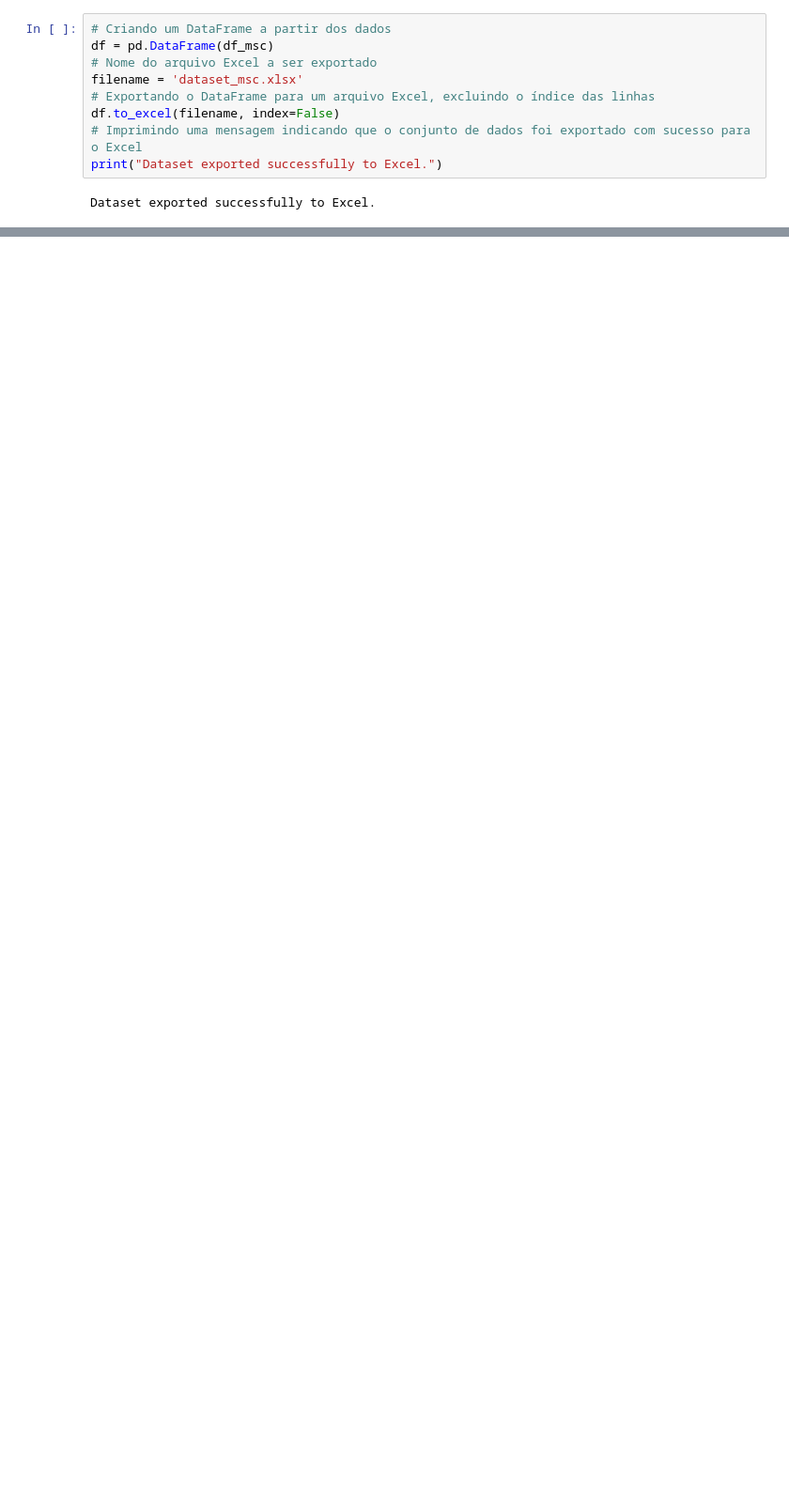
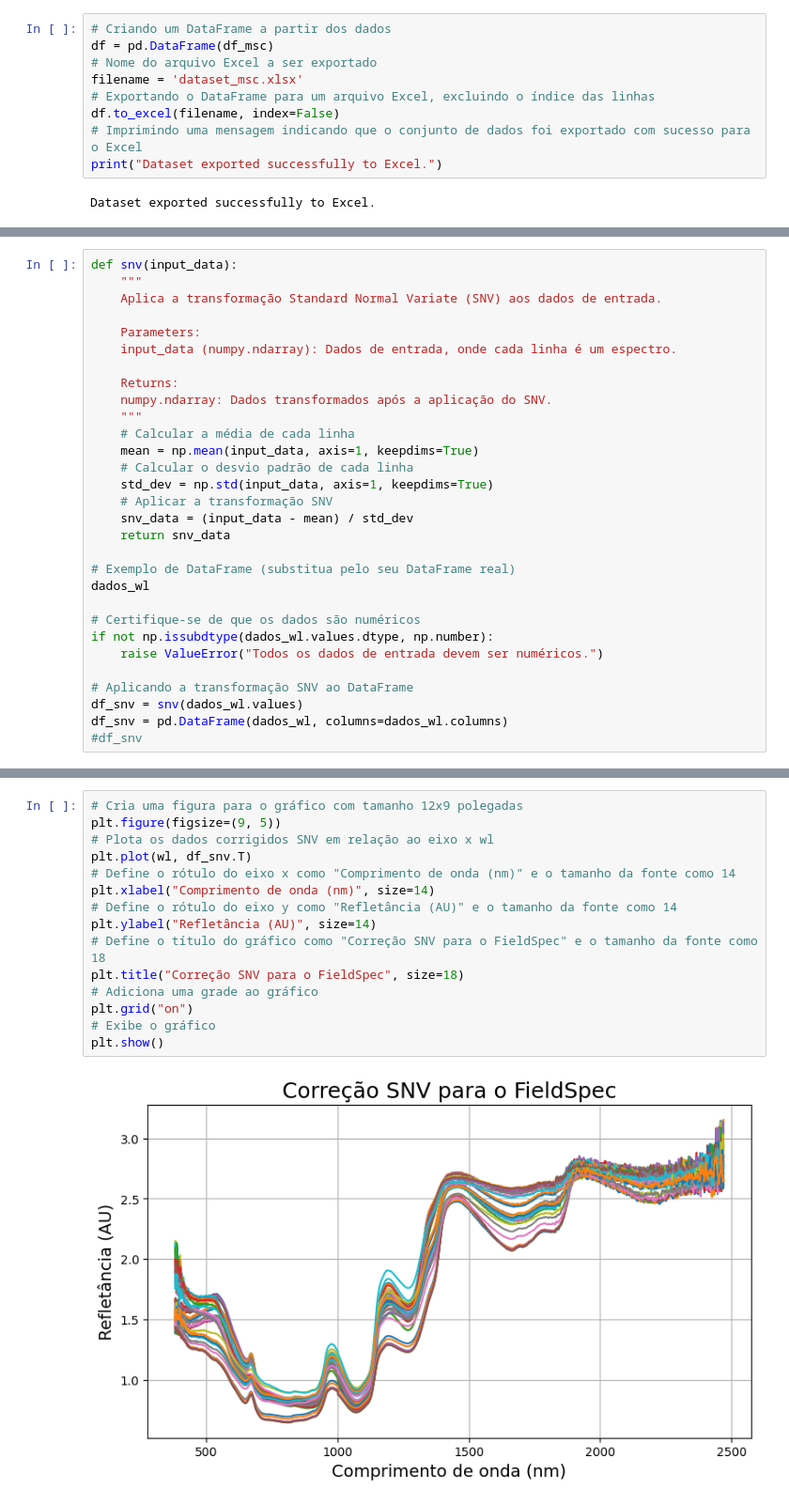
Before and after one commit to xndrxssx/field_spec_data_tests, a Jupyter notebook: field_spec_predição.ipynb, the cells around one changed output, grey strips where cells are left out. Shown at 94% size. Drawn from its saved outputs; the diff is of its cells as text; blank space fills up the shorter version.

```diff
--- a/field_spec_predição.ipynb
+++ b/field_spec_predição.ipynb
@@ -222,0 +190,30 @@ Dataset exported successfully to Excel.
+# %%
+def snv(input_data):
+    """
+    Aplica a transformação Standard Normal Variate (SNV) aos dados de entrada.
+
+    Parameters:
+    input_data (numpy.ndarray): Dados de entrada, onde cada linha é um espectro.
+
+    Returns:
+    numpy.ndarray: Dados transformados após a aplicação do SNV.
+    """
+    # Calcular a média de cada linha
+    mean = np.mean(input_data, axis=1, keepdims=True)
+    # Calcular o desvio padrão de cada linha
+    std_dev = np.std(input_data, axis=1, keepdims=True)
+    # Aplicar a transformação SNV
+    snv_data = (input_data - mean) / std_dev
+    return snv_data
+
+# Exemplo de DataFrame (substitua pelo seu DataFrame real)
+dados_wl
+
+# Certifique-se de que os dados são numéricos
+if not np.issubdtype(dados_wl.values.dtype, np.number):
+    raise ValueError("Todos os dados de entrada devem ser numéricos.")
+
+# Aplicando a transformação SNV ao DataFrame
+df_snv = snv(dados_wl.values)
+df_snv = pd.DataFrame(dados_wl, columns=dados_wl.columns)
+#df_snv
@@ -222,0 +231,17 @@ Dataset exported successfully to Excel.
+# %%
+# Cria uma figura para o gráfico com tamanho 12x9 polegadas
+plt.figure(figsize=(9, 5))
+# Plota os dados corrigidos SNV em relação ao eixo x wl
+plt.plot(wl, df_snv.T)
+# Define o rótulo do eixo x como "Comprimento de onda (nm)" e o tamanho da fonte como 14
+plt.xlabel("Comprimento de onda (nm)", size=14)
+# Define o rótulo do eixo y como "Refletância (AU)" e o tamanho da fonte como 14
+plt.ylabel("Refletância (AU)", size=14)
+# Define o título do gráfico como "Correção SNV para o FieldSpec" e o tamanho da fonte como 18
+plt.title("Correção SNV para o FieldSpec", size=18)
+# Adiciona uma grade ao gráfico
+plt.grid("on")
+# Exibe o gráfico
+plt.show()
+# %% [output]
+[figure, added]
```
Also changed, not shown: parts of 7 cells of this notebook, 3 other files.
